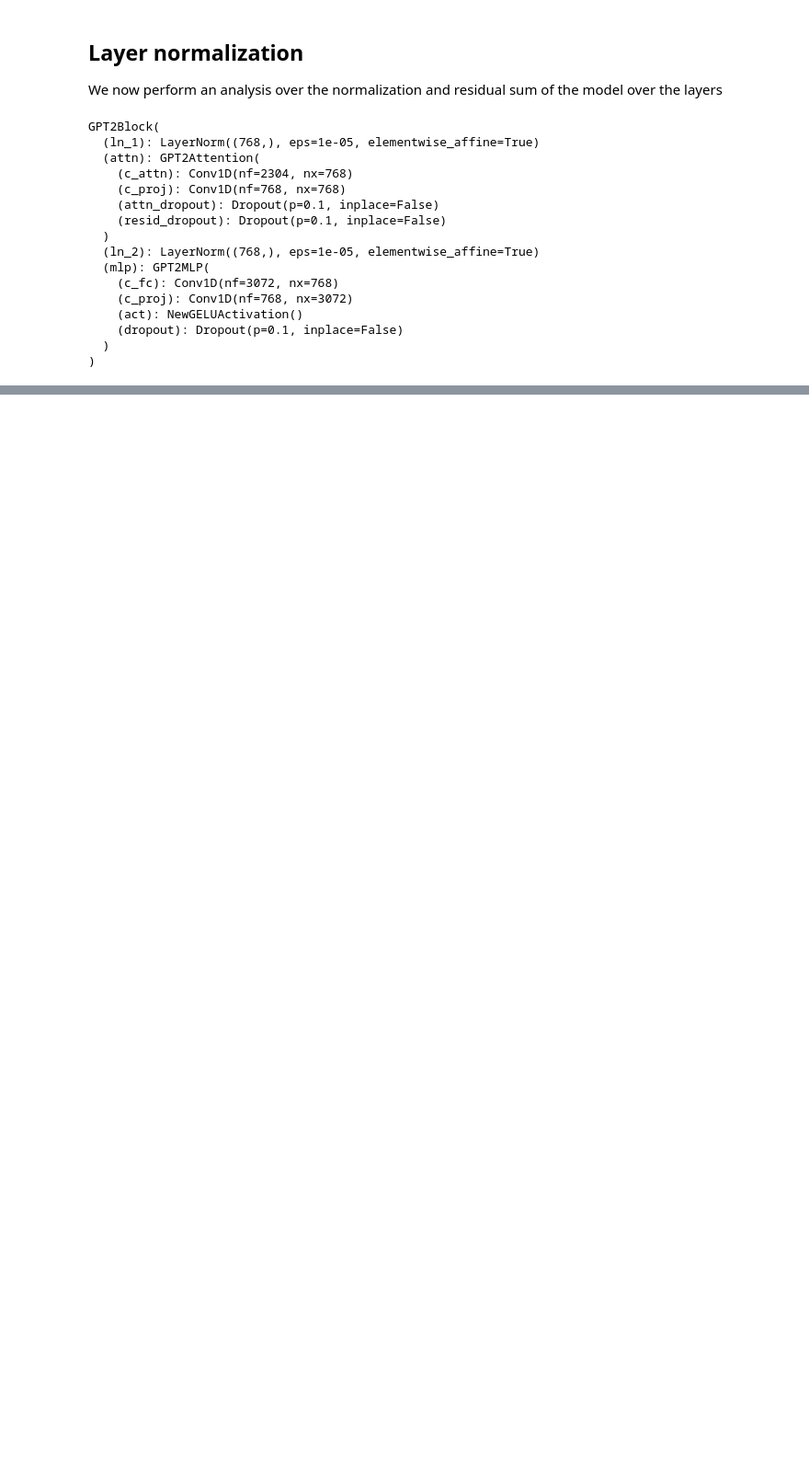
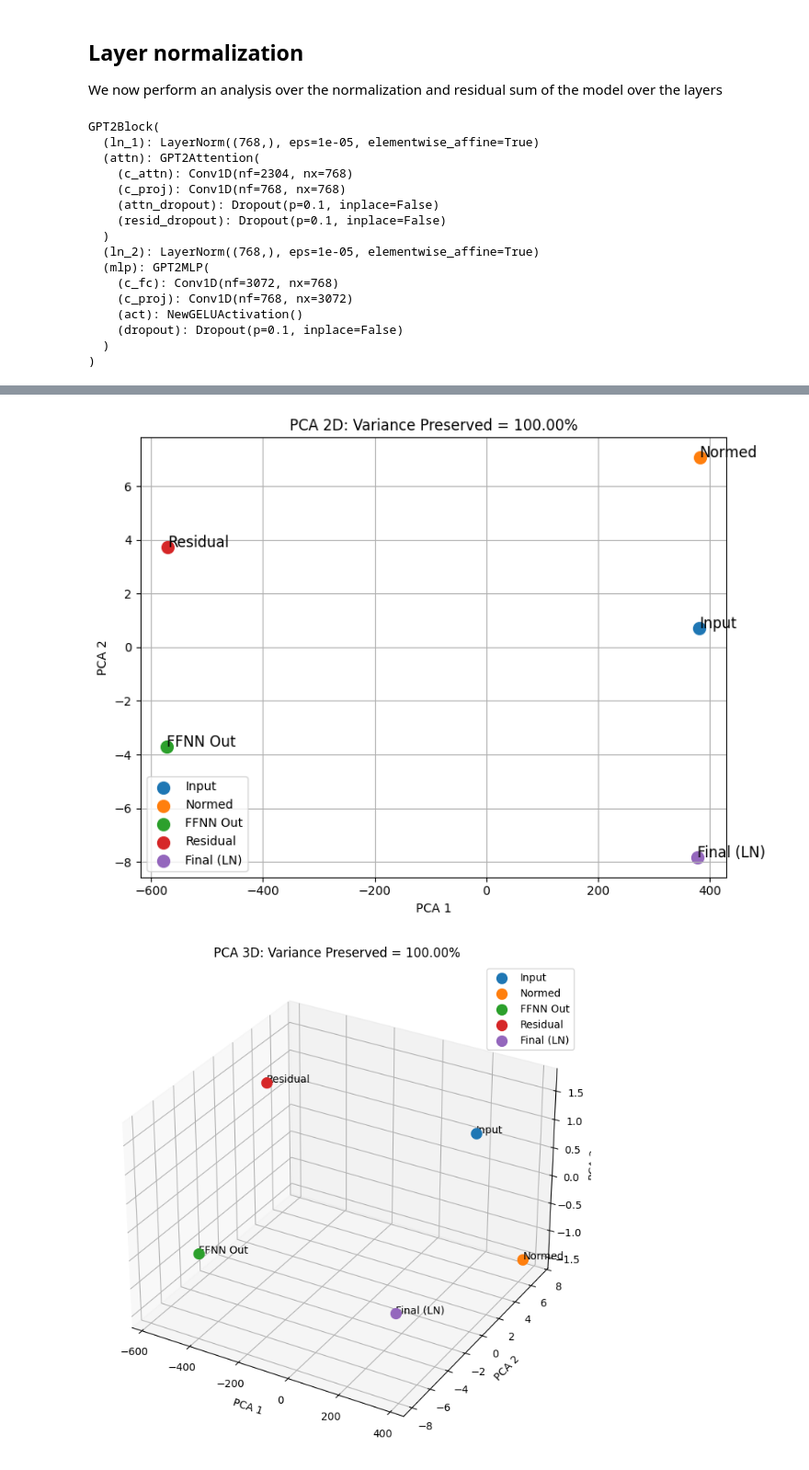
Before and after one commit to AlessandroMiotto/transformers, a Jupyter notebook: neur_net.ipynb, the cells around one changed output, grey strips where cells are left out. Shown at 92% size. Cells and saved outputs as stored; diff of their text form; code cells hidden in the pictures; blank space fills up the shorter version.

```diff
--- a/neur_net.ipynb
+++ b/neur_net.ipynb
@@ -339,0 +350,69 @@ plt.show()
+# %%
+from sklearn.decomposition import PCA
+from mpl_toolkits.mplot3d import Axes3D
+
+# Choose transformer block
+block = model.h[layer_idx]
+
+# Create structured input (second attention head activated)
+x = torch.zeros(768)
+x[64:128] = 1.0
+x = x.unsqueeze(0)  # [1, 768]
+
+# Transformations through block
+with torch.no_grad():
+    x_normed = block.ln_2(x)
+    ffnn_out = block.mlp(x_normed)
+    x_residual = x + ffnn_out
+    x_final = block.ln_2(x_residual)
+
+# Stack all vectors
+vectors = torch.cat([x, x_normed, ffnn_out, x_residual, x_final], dim=0).numpy()
+labels = ["Input", "Normed", "FFNN Out", "Residual", "Final (LN)"]
+
+# === PCA 2D ===
+pca_2d = PCA(n_components=2)
+proj_2d = pca_2d.fit_transform(vectors)
+explained_2d = np.sum(pca_2d.explained_variance_ratio_)
+
+# === PCA 3D ===
+pca_3d = PCA(n_components=3)
+proj_3d = pca_3d.fit_transform(vectors)
+explained_3d = np.sum(pca_3d.explained_variance_ratio_)
+
+# === Plot 2D ===
+plt.figure(figsize=(8, 6))
+for i, label in enumerate(labels):
+    plt.scatter(proj_2d[i, 0], proj_2d[i, 1], label=label, s=100)
+    plt.text(proj_2d[i, 0]+0.1, proj_2d[i, 1], label, fontsize=12)
+
+plt.title(f"PCA 2D: Variance Preserved = {explained_2d:.2%}")
+plt.xlabel("PCA 1")
+plt.ylabel("PCA 2")
+plt.legend()
+plt.grid(True)
+plt.tight_layout()
+plt.show()
+
+# === Plot 3D ===
+fig = plt.figure(figsize=(10, 7))
+ax = fig.add_subplot(111, projection='3d')
+
+for i, label in enumerate(labels):
+    ax.scatter(proj_3d[i, 0], proj_3d[i, 1], proj_3d[i, 2], label=label, s=100)
+    ax.text(proj_3d[i, 0], proj_3d[i, 1], proj_3d[i, 2], label)
+
+ax.set_title(f"PCA 3D: Variance Preserved = {explained_3d:.2%}")
+ax.set_xlabel("PCA 1")
+ax.set_ylabel("PCA 2")
+ax.set_zlabel("PCA 3")
+plt.legend()
+plt.tight_layout()
+plt.show()
+
+# === Report variance loss ===
+print(f"[PCA 2D] Variance preserved: {explained_2d:.4f} → Info loss: {1 - explained_2d:.4f}")
+print(f"[PCA 3D] Variance preserved: {explained_3d:.4f} → Info loss: {1 - explained_3d:.4f}")
+# %% [output]
+[figure, added]
+[figure, added]
```
Also changed, not shown: parts of 15 cells of this notebook.
